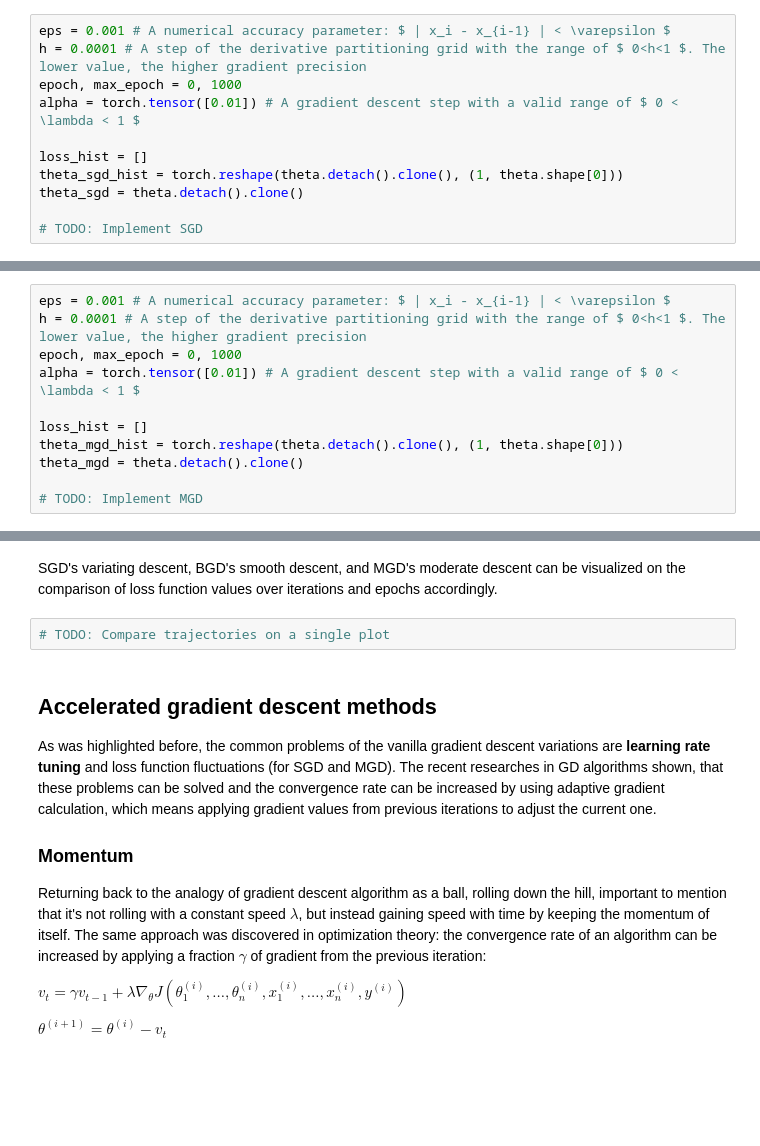
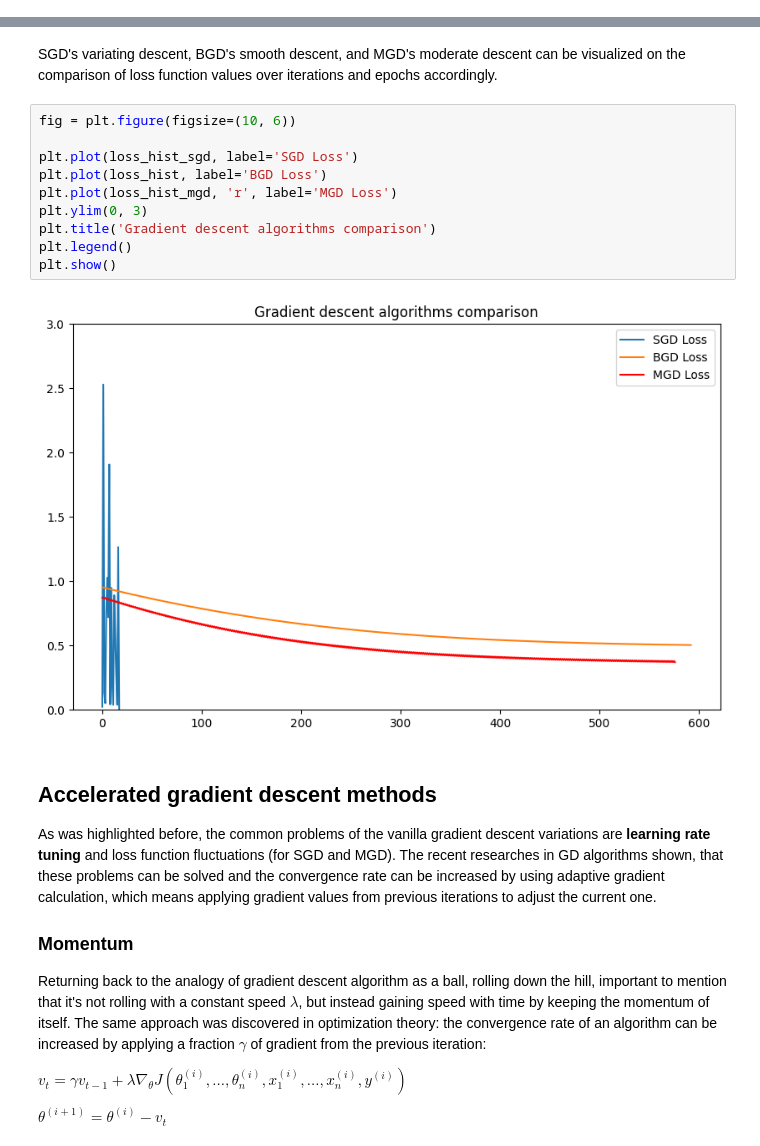
Before and after one commit to nastya44/improved-computer-vision, a Jupyter notebook: notebook/benchmark.ipynb, the cells around one changed output, grey strips where cells are left out. Drawn from its saved outputs; the diff is of its cells as text; blank space fills up the shorter version.

```diff
--- a/notebook/benchmark.ipynb
+++ b/notebook/benchmark.ipynb
@@ -428,14 +449,3 @@ Unlike algorithm from above, stochastic gradient descent (SGD) calculates gradie
 SGD removes redundancy for recomputing gradients for similar examples before each parameter update and also provides a possibility for a parallel computation of the gradient value for each example, which leads to updating model parameters "on-the-fly" (which lead to the faster computation).
 
 Nevertheless, this approach has its own flaw: frequent updates with a high variance that cause the objective function to fluctuate heavily On the one hand, SGD's fluctuation enables it to jump to a new and potentially better (global) minimum in a process of descending to the other local minimum. But on the other hand, this ultimately complicates convergence to the exact minimum, as SGD will keep overshooting. In practice, this flaw can be solved using learning rate decay methods (e. g. rate decreasing over epoch/iteration), though it requires precise parameter tuning.
-# %%
-eps = 0.001 # A numerical accuracy parameter: $ | x_i - x_{i-1} | < \varepsilon $
-h = 0.0001 # A step of the derivative partitioning grid with the range of $ 0<h<1 $. The lower value, the higher gradient precision
-epoch, max_epoch = 0, 1000
-alpha = torch.tensor([0.01]) # A gradient descent step with a valid range of $ 0 < \lambda < 1 $
-
-loss_hist = []
-theta_sgd_hist = torch.reshape(theta.detach().clone(), (1, theta.shape[0]))
-theta_sgd = theta.detach().clone()
-
-# TODO: Implement SGD
@@ -454,14 +513,3 @@ As was shown in the original paper, there are other major challenges, that may o
  - The learning rate requires scheduling in order to make the algorithm reach the optimal point. The scheduler adjust it during training (by reducing the learning rate according to a pre-defined value or when the change in objective between epochs falls below a threshold);
  - The algorithm is not effective on sparse data (when features have different frequencies), because the same learning rate applies to all parameter updates;
  - The more saddle point function $J(\theta_{1}^{(i)}, ..., \theta_{n}^{(i)})$ have, the less effective algorithm becomes;
-# %%
-eps = 0.001 # A numerical accuracy parameter: $ | x_i - x_{i-1} | < \varepsilon $
-h = 0.0001 # A step of the derivative partitioning grid with the range of $ 0<h<1 $. The lower value, the higher gradient precision
-epoch, max_epoch = 0, 1000
-alpha = torch.tensor([0.01]) # A gradient descent step with a valid range of $ 0 < \lambda < 1 $
-
-loss_hist = []
-theta_mgd_hist = torch.reshape(theta.detach().clone(), (1, theta.shape[0]))
-theta_mgd = theta.detach().clone()
-
-# TODO: Implement MGD
@@ -468,7 +579,17 @@ theta_mgd = theta.detach().clone()
 # %% [markdown]
 SGD's variating descent, BGD's smooth descent, and MGD's moderate descent can be visualized on the comparison of loss function values over iterations and epochs accordingly.
-# %%
-# TODO: Compare trajectories on a single plot
+# %%
+fig = plt.figure(figsize=(10, 6))
+
+plt.plot(loss_hist_sgd, label='SGD Loss')
+plt.plot(loss_hist, label='BGD Loss')
+plt.plot(loss_hist_mgd, 'r', label='MGD Loss')
+plt.ylim(0, 3)
+plt.title('Gradient descent algorithms comparison')
+plt.legend()
+plt.show()
+# %% [output]
+[figure, added]
 # %% [markdown]
 ## Accelerated gradient descent methods
 
```
Also changed, not shown: parts of 19 cells of this notebook.
